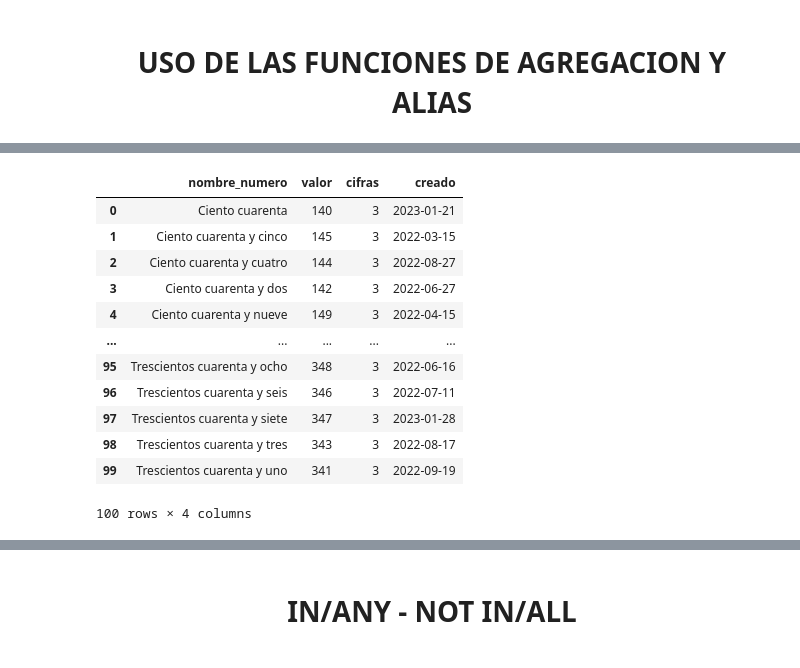
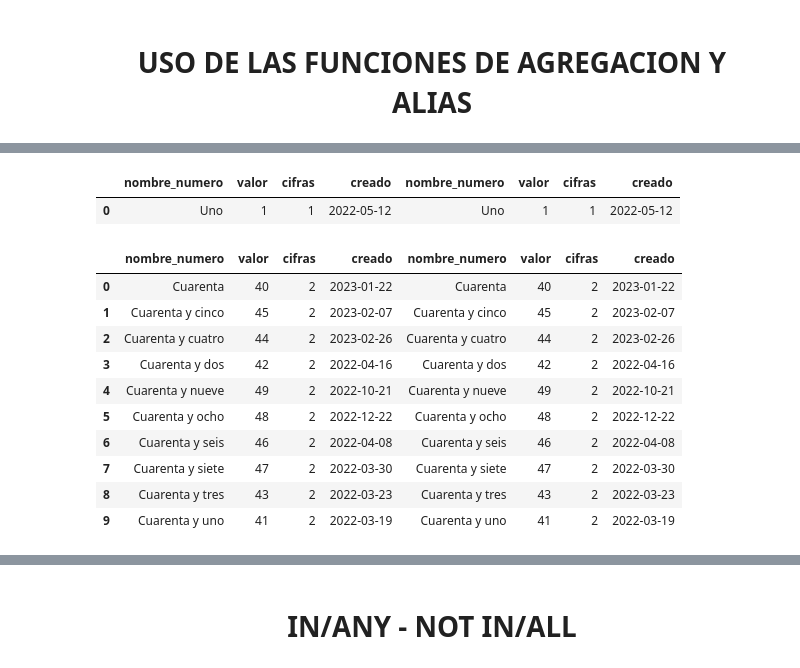
Before and after one commit to JorgeCardona/skills, a Jupyter notebook: Python/DB/SQL_DML.ipynb, the cells around one changed output, grey strips where cells are left out. Cells and saved outputs as stored; diff of their text form; code cells hidden in the pictures.

```diff
--- a/Python/DB/SQL_DML.ipynb
+++ b/Python/DB/SQL_DML.ipynb
@@ -37,0 +134,16 @@ db_connection.__dict__
+# %%
+import pandas as pd
+pd.set_option('display.max_colwidth', None)
+
+
+from sqlalchemy import create_engine
+
+query = """
+SELECT version();
+"""
+postgres_data = pd.read_sql(query, con=postgres)
+mysql_data = pd.read_sql(query, con=mysql)
+
+
+pd.DataFrame({'postgres':[postgres_data],
+              'mysql':[mysql_data]})
@@ -169,23 +639,51 @@ pd.read_sql(query, con=db_connection)
+# %%
+from sqlalchemy import text
+
+query = """
+SELECT *
+FROM numeros
+WHERE nombre_numero LIKE '%U%'
+"""
+postgres_data = pd.read_sql(text(query), con=postgres)
+
+query = """
+SELECT *
+FROM numeros
+WHERE nombre_numero LIKE BINARY '%U%'
+"""
+
+mysql_data = pd.read_sql(text(query), con=mysql)
+
+pd.concat([postgres_data,mysql_data], axis=1)
+# %% [output]
+|  | nombre_numero | valor | cifras | creado | nombre_numero | valor | cifras | creado |
+| 0 | Uno | 1 | 1 | 2022-05-12 | Uno | 1 | 1 | 2022-05-12 |
 # %%
-from sqlalchemy import text
+query = """
+SELECT *
+FROM numeros
+WHERE nombre_numero ILIKE 'cuar%'
+"""
+postgres_data = pd.read_sql(text(query), con=postgres)
 
 query = """
 SELECT *
 FROM numeros
-WHERE nombre_numero LIKE '%uar%'
+WHERE nombre_numero LIKE 'cuar%'
 """
-pd.read_sql(text(query), con=db_connection)
+
+mysql_data = pd.read_sql(text(query), con=mysql)
+
+pd.concat([postgres_data,mysql_data], axis=1)
 # %% [output]
-|  | nombre_numero | valor | cifras | creado |
-| 0 | Ciento cuarenta | 140 | 3 | 2023-01-21 |
-| 1 | Ciento cuarenta y cinco | 145 | 3 | 2022-03-15 |
-| 2 | Ciento cuarenta y cuatro | 144 | 3 | 2022-08-27 |
-| 3 | Ciento cuarenta y dos | 142 | 3 | 2022-06-27 |
-| 4 | Ciento cuarenta y nueve | 149 | 3 | 2022-04-15 |
-| ... | ... | ... | ... | ... |
-| 95 | Trescientos cuarenta y ocho | 348 | 3 | 2022-06-16 |
-| 96 | Trescientos cuarenta y seis | 346 | 3 | 2022-07-11 |
-| 97 | Trescientos cuarenta y siete | 347 | 3 | 2023-01-28 |
-| 98 | Trescientos cuarenta y tres | 343 | 3 | 2022-08-17 |
-| 99 | Trescientos cuarenta y uno | 341 | 3 | 2022-09-19 |
+|  | nombre_numero | valor | cifras | creado | nombre_numero | valor | cifras | creado |
+| 0 | Cuarenta | 40 | 2 | 2023-01-22 | Cuarenta | 40 | 2 | 2023-01-22 |
+| 1 | Cuarenta y cinco | 45 | 2 | 2023-02-07 | Cuarenta y cinco | 45 | 2 | 2023-02-07 |
+| 2 | Cuarenta y cuatro | 44 | 2 | 2023-02-26 | Cuarenta y cuatro | 44 | 2 | 2023-02-26 |
+| 3 | Cuarenta y dos | 42 | 2 | 2022-04-16 | Cuarenta y dos | 42 | 2 | 2022-04-16 |
+| 4 | Cuarenta y nueve | 49 | 2 | 2022-10-21 | Cuarenta y nueve | 49 | 2 | 2022-10-21 |
+| 5 | Cuarenta y ocho | 48 | 2 | 2022-12-22 | Cuarenta y ocho | 48 | 2 | 2022-12-22 |
+| 6 | Cuarenta y seis | 46 | 2 | 2022-04-08 | Cuarenta y seis | 46 | 2 | 2022-04-08 |
+| 7 | Cuarenta y siete | 47 | 2 | 2022-03-30 | Cuarenta y siete | 47 | 2 | 2022-03-30 |
+| 8 | Cuarenta y tres | 43 | 2 | 2022-03-23 | Cuarenta y tres | 43 | 2 | 2022-03-23 |
+| 9 | Cuarenta y uno | 41 | 2 | 2022-03-19 | Cuarenta y uno | 41 | 2 | 2022-03-19 |
-100 rows × 4 columns
```
Also changed, not shown: parts of 129 cells of this notebook.
